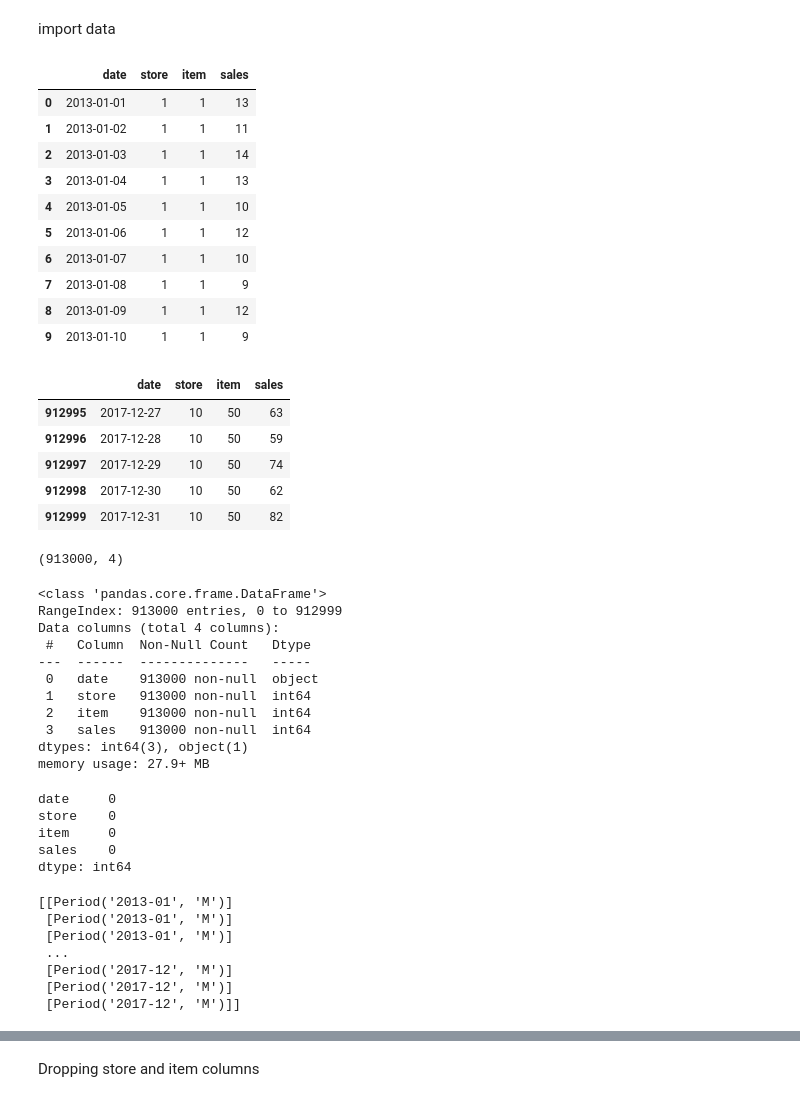
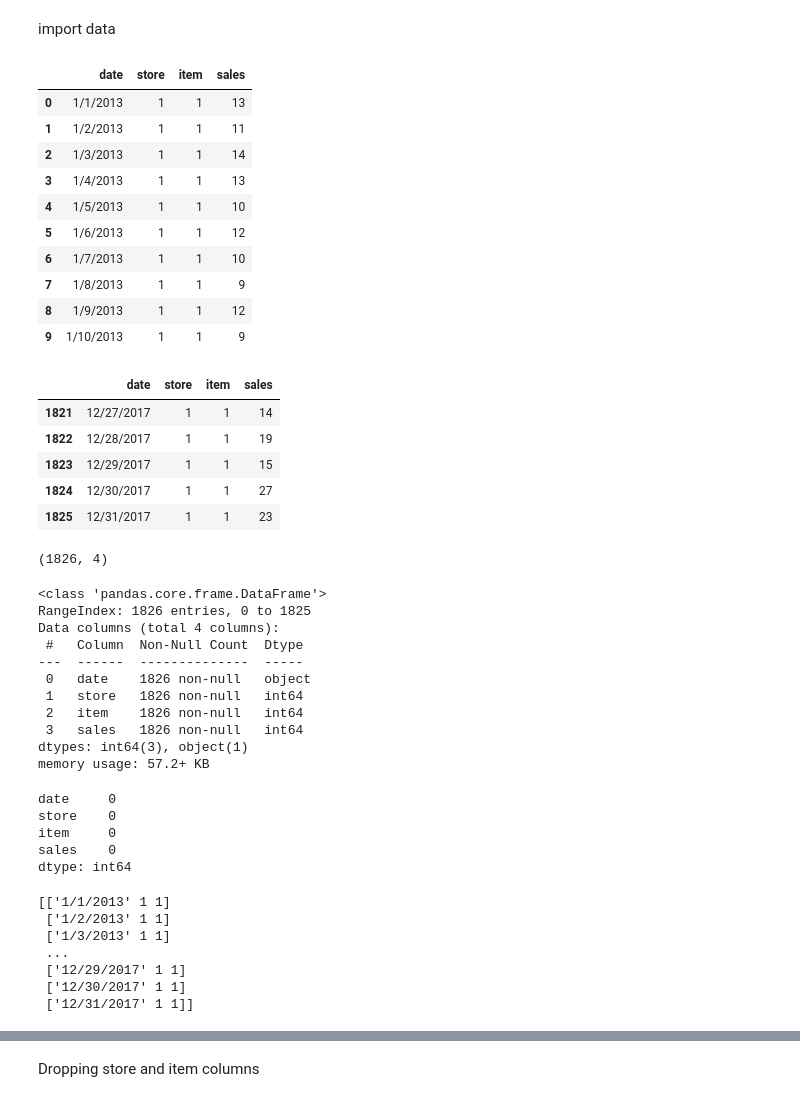
Before and after one commit to RawanAbdallah/demand-forecastiong-for-sales, a Jupyter notebook: sales demand forecasting.ipynb, the cells around one changed output, grey strips where cells are left out. Drawn from its saved outputs; the diff is of its cells as text; code cells hidden in the pictures.

```diff
--- a/sales demand forecasting.ipynb
+++ b/sales demand forecasting.ipynb
@@ -11,48 +11,48 @@ from sklearn.metrics import mean_absolute_error , mean_squared_error ,r2_score
 # %% [markdown]
 import data
 # %%
-store_sales = pd.read_csv('data_sales demand forecasting.csv')
+store_sales = pd.read_csv('sales-data.csv')
 store_sales.head(10)
 # %% [output]
 |  | date | store | item | sales |
-| 0 | 2013-01-01 | 1 | 1 | 13 |
-| 1 | 2013-01-02 | 1 | 1 | 11 |
-| 2 | 2013-01-03 | 1 | 1 | 14 |
-| 3 | 2013-01-04 | 1 | 1 | 13 |
-| 4 | 2013-01-05 | 1 | 1 | 10 |
-| 5 | 2013-01-06 | 1 | 1 | 12 |
-| 6 | 2013-01-07 | 1 | 1 | 10 |
-| 7 | 2013-01-08 | 1 | 1 | 9 |
-| 8 | 2013-01-09 | 1 | 1 | 12 |
-| 9 | 2013-01-10 | 1 | 1 | 9 |
+| 0 | 1/1/2013 | 1 | 1 | 13 |
+| 1 | 1/2/2013 | 1 | 1 | 11 |
+| 2 | 1/3/2013 | 1 | 1 | 14 |
+| 3 | 1/4/2013 | 1 | 1 | 13 |
+| 4 | 1/5/2013 | 1 | 1 | 10 |
+| 5 | 1/6/2013 | 1 | 1 | 12 |
+| 6 | 1/7/2013 | 1 | 1 | 10 |
+| 7 | 1/8/2013 | 1 | 1 | 9 |
+| 8 | 1/9/2013 | 1 | 1 | 12 |
+| 9 | 1/10/2013 | 1 | 1 | 9 |
 # %%
 store_sales.tail()
 # %% [output]
 |  | date | store | item | sales |
-| 912995 | 2017-12-27 | 10 | 50 | 63 |
-| 912996 | 2017-12-28 | 10 | 50 | 59 |
-| 912997 | 2017-12-29 | 10 | 50 | 74 |
-| 912998 | 2017-12-30 | 10 | 50 | 62 |
-| 912999 | 2017-12-31 | 10 | 50 | 82 |
+| 1821 | 12/27/2017 | 1 | 1 | 14 |
+| 1822 | 12/28/2017 | 1 | 1 | 19 |
+| 1823 | 12/29/2017 | 1 | 1 | 15 |
+| 1824 | 12/30/2017 | 1 | 1 | 27 |
+| 1825 | 12/31/2017 | 1 | 1 | 23 |
 # %%
 #check num of rows and columns
 store_sales.shape
 # %% [output]
-(913000, 4)
+(1826, 4)
 # %%
 store_sales.info()
 # %% [output]
 <class 'pandas.core.frame.DataFrame'>
-RangeIndex: 913000 entries, 0 to 912999
+RangeIndex: 1826 entries, 0 to 1825
 Data columns (total 4 columns):
- #   Column  Non-Null Count   Dtype
----  ------  --------------   -----
- 0   date    913000 non-null  object
- 1   store   913000 non-null  int64
- 2   item    913000 non-null  int64
- 3   sales   913000 non-null  int64
+ #   Column  Non-Null Count  Dtype
+---  ------  --------------  -----
+ 0   date    1826 non-null   object
+ 1   store   1826 non-null   int64
+ 2   item    1826 non-null   int64
+ 3   sales   1826 non-null   int64
 dtypes: int64(3), object(1)
-memory usage: 27.9+ MB
+memory usage: 57.2+ KB
 # %%
 store_sales.isnull().sum()
 # %% [output]
@@ -62,22 +62,22 @@ item     0
 sales    0
 dtype: int64
 # %%
-# X = store_sales.iloc[:,:-1].values
-# X[:, :]
-# from sklearn.impute import SimpleImputer
-# imputer = SimpleImputer(missing_values=np.nan, strategy='most_frequent')
-# imputer.fit(X[:, :])
-# X[:, :] = imputer.transform(X[:, :])
-# print(X[:, :])
-# store_sales.iloc[:, :-1] = X[:, :]
+X = store_sales.iloc[:,:-1].values
+X[:, :]
+from sklearn.impute import SimpleImputer
+imputer = SimpleImputer(missing_values=np.nan, strategy='most_frequent')
+imputer.fit(X[:, :])
+X[:, :] = imputer.transform(X[:, :])
+print(X[:, :])
+store_sales.iloc[:, :-1] = X[:, :]
 # %% [output]
-[[Period('2013-01', 'M')]
- [Period('2013-01', 'M')]
- [Period('2013-01', 'M')]
+[['1/1/2013' 1 1]
+ ['1/2/2013' 1 1]
+ ['1/3/2013' 1 1]
  ...
- [Period('2017-12', 'M')]
- [Period('2017-12', 'M')]
- [Period('2017-12', 'M')]]
+ ['12/29/2017' 1 1]
+ ['12/30/2017' 1 1]
+ ['12/31/2017' 1 1]]
 # %%
 print(store_sales['sales'].min())
 print(store_sales['sales'].max())
```
Also changed, not shown: parts of 17 cells of this notebook, 2 other files.
